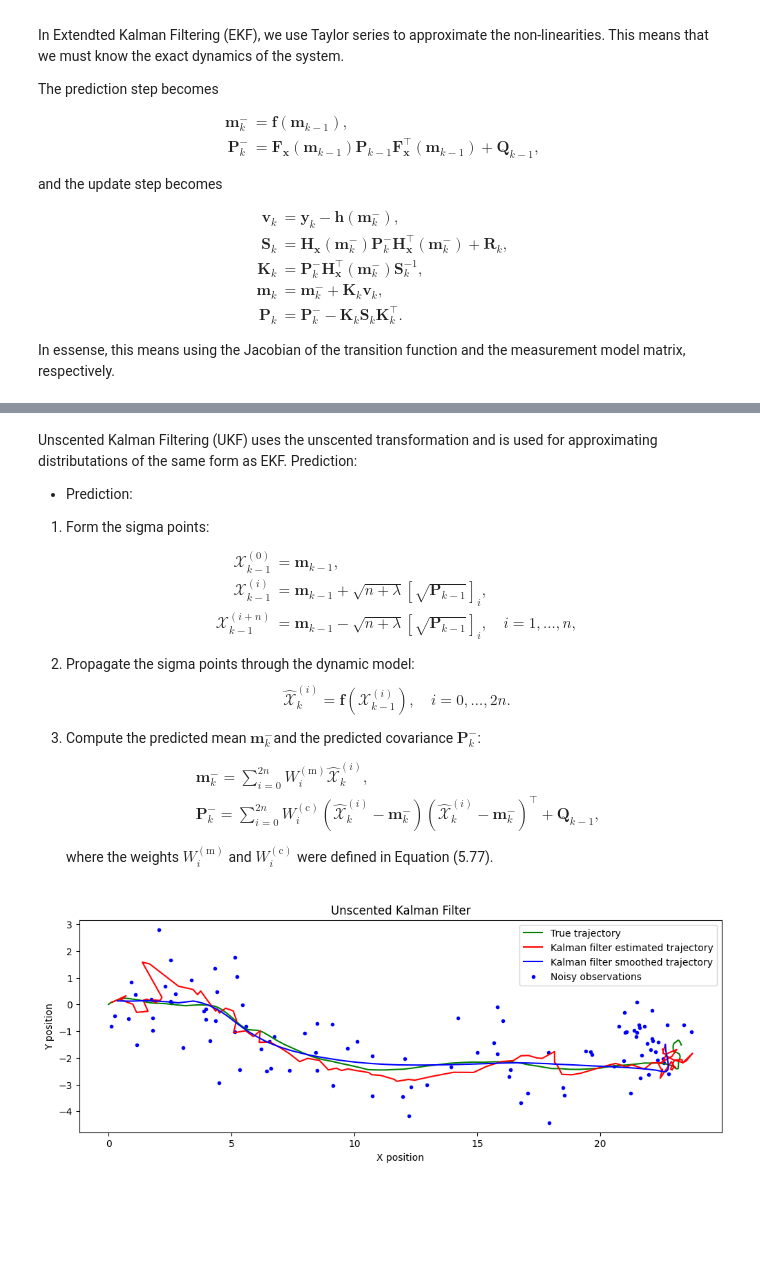
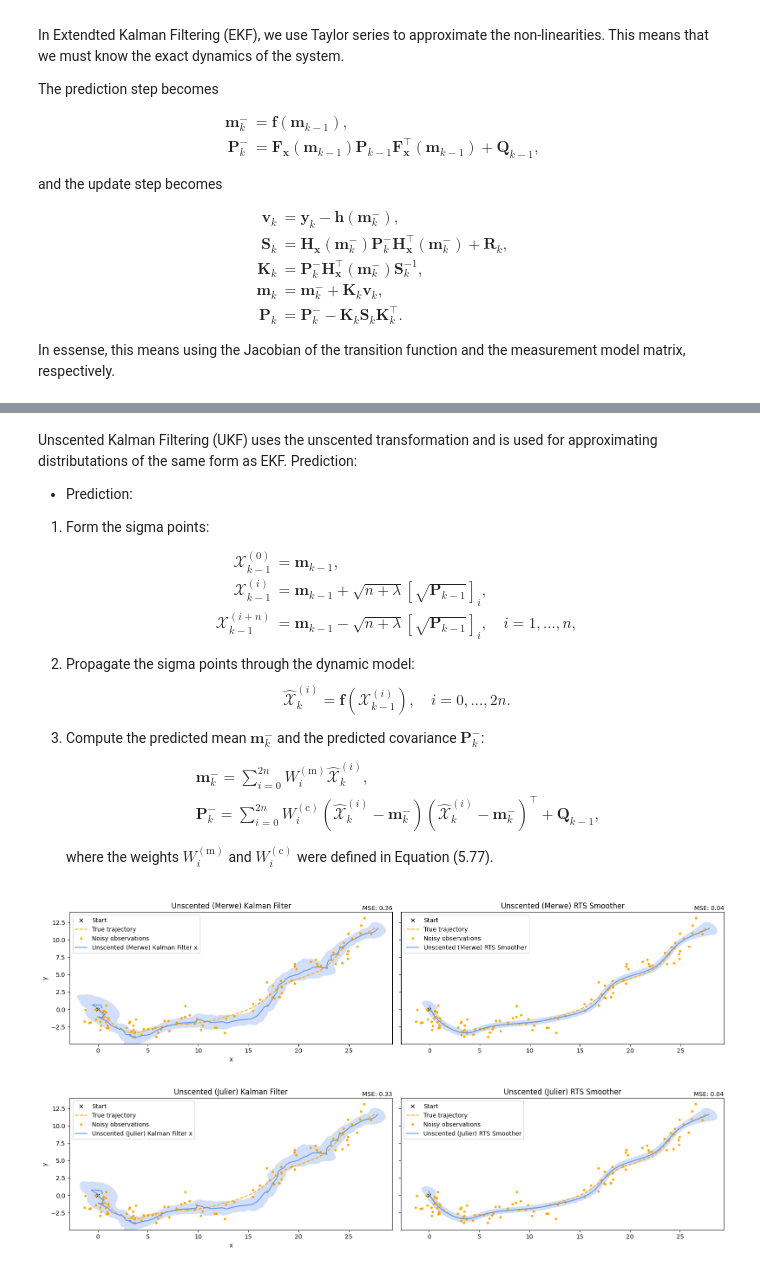
Before and after one commit to AndersGMadsen/bayesian-state-space-models, a Jupyter notebook: Bayesian_filtering_and_smoothing.ipynb, the cells around one changed output, grey strips where cells are left out. Saved outputs shown, nothing was run; the diff lists cells and outputs as text; code cells hidden in the pictures; blank space fills up the shorter version.

Commit message:
add Julier

```diff
--- a/Bayesian_filtering_and_smoothing.ipynb
+++ b/Bayesian_filtering_and_smoothing.ipynb
@@ -192,7 +231,7 @@ $$
 $$
 
 
-3. Compute the predicted mean $\mathbf{m}_k^{-}$and the predicted covariance $\mathbf{P}_k^{-}$:
+3. Compute the predicted mean $\mathbf{m}_k^{-}$ and the predicted covariance $\mathbf{P}_k^{-}$:
 $$
 \begin{aligned}
 & \mathbf{m}_k^{-}=\sum_{i=0}^{2 n} W_i^{(\mathrm{m})} \hat{\mathcal{X}}_k^{(i)}, \\
@@ -200,13 +239,22 @@ $$
 \end{aligned}
 $$
 where the weights $W_i^{(\mathrm{m})}$ and $W_i^{(\mathrm{c})}$ were defined in Equation (5.77).
-# %%
-true_trajectory, noisy_observations = generate_trajectory_nonlinear()
-
-kalman_filter = UKF(f, Q, h, R)
-state_estimates, cov_estimates = kalman_filter.filter(noisy_observations)
-state_estimates_smoothed, cov_estimates_smoothed = kalman_filter.smoother(state_estimates, cov_estimates)
-
-plot_trajectory(true_trajectory, noisy_observations, state_estimates, state_estimates_smoothed, title='Unscented Kalman Filter')
-# %% [output]
-[figure, removed]
+# %%
+alpha = .5
+beta = 2
+kappa = 0
+
+unscented_kalman_filter = UKF(system.f, system.h, system.Q, system.R, alpha=alpha, beta=beta, kappa=kappa, method='merwe')
+state_estimates, cov_estimates = unscented_kalman_filter.filter(measurements)
+state_estimates_smoothed, cov_estimates_smoothed = unscented_kalman_filter.smoother(state_estimates, cov_estimates)
+
+visualize_filter_and_smoother(states, measurements, state_estimates, cov_estimates, state_estimates_smoothed, cov_estimates_smoothed, variant="Unscented (Merwe)")
+
+unscented_kalman_filter = UKF(system.f, system.h, system.Q, system.R, alpha=alpha, beta=beta, kappa=kappa, method='julier')
+state_estimates, cov_estimates = unscented_kalman_filter.filter(measurements)
+state_estimates_smoothed, cov_estimates_smoothed = unscented_kalman_filter.smoother(state_estimates, cov_estimates)
+
+visualize_filter_and_smoother(states, measurements, state_estimates, cov_estimates, state_estimates_smoothed, cov_estimates_smoothed, variant="Unscented (Julier)")
+# %% [output]
+[figure, added]
+[figure, added]
```
Also changed, not shown: parts of 7 cells of this notebook.
